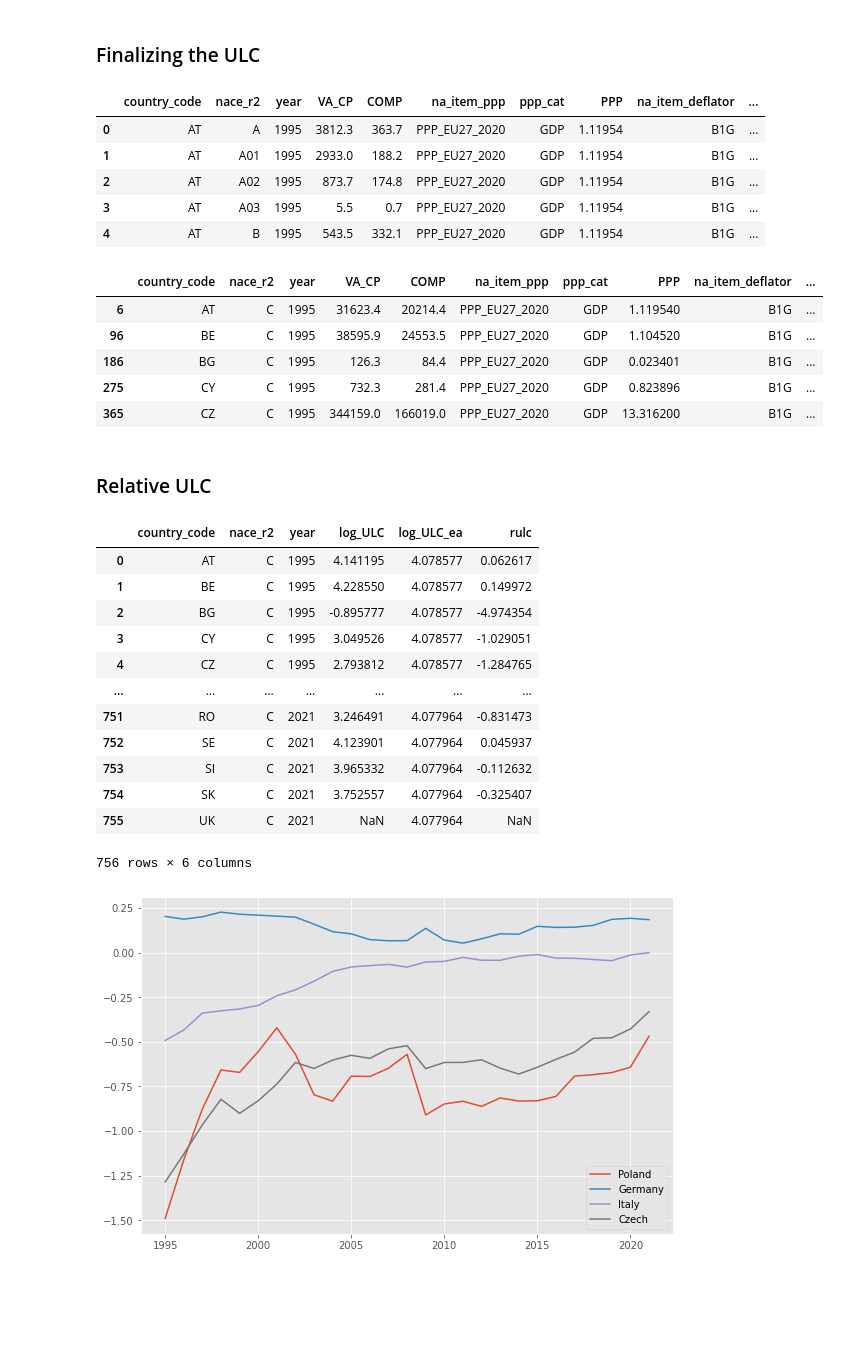
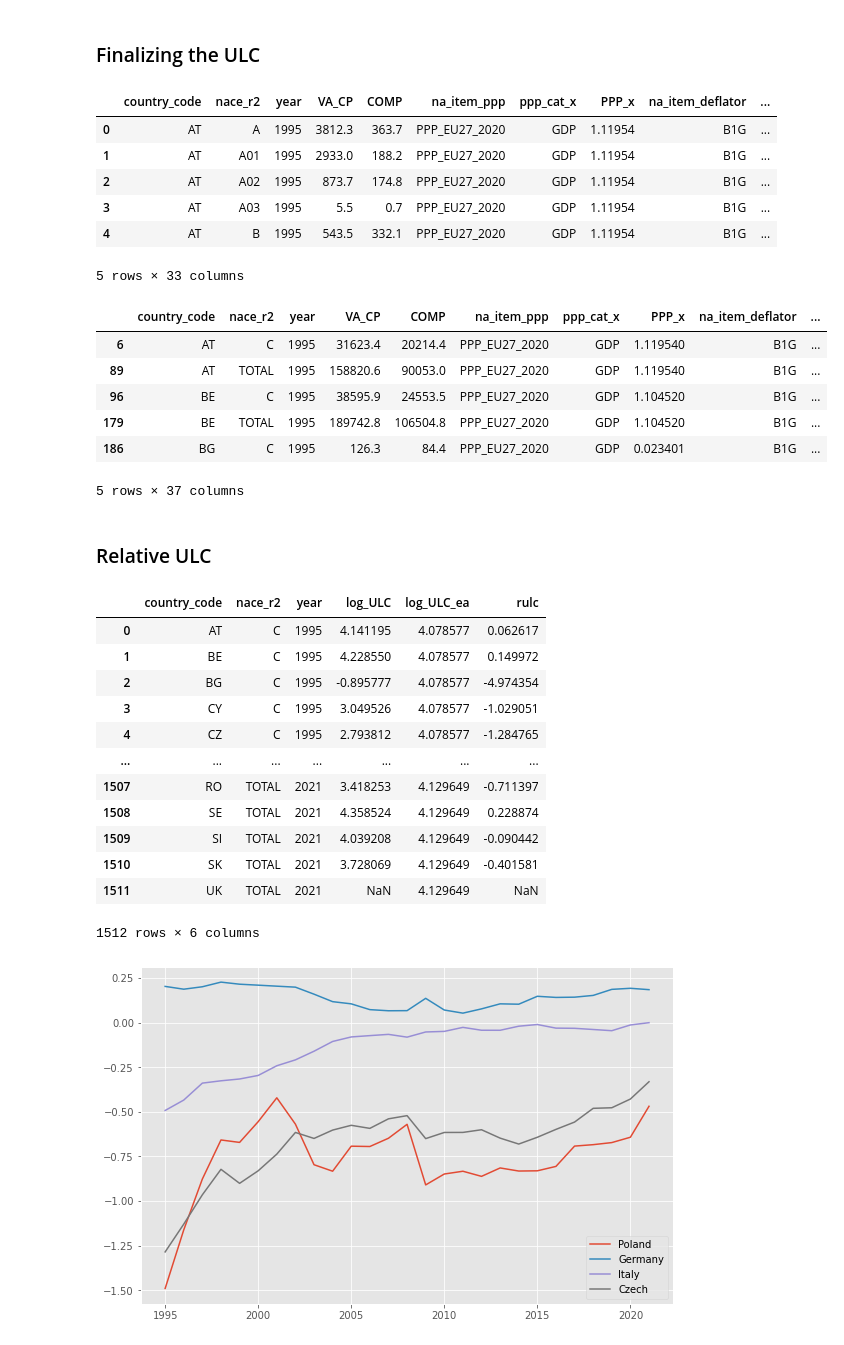
Before and after one commit to JanPintera/cee_competitiveness, a Jupyter notebook: RULC_decomposition.ipynb, the cells around one changed output. Drawn from its saved outputs; the diff is of its cells as text; code cells hidden in the pictures; blank space fills up the shorter version.

```diff
--- a/RULC_decomposition.ipynb
+++ b/RULC_decomposition.ipynb
@@ -271,30 +274,33 @@ nama_df = nama_df.merge(prc_ppp_ind, on=['country_code', 'year'])
 nama_df = nama_df.merge(nama_a10_deflator, on=['country_code', 'year', 'nace_r2'], suffixes=['_ppp', '_deflator'])
 nama_df = nama_df.merge(ert_bil_eur_a, on=['country_code', 'year'], how='left')
 nama_df.loc[nama_df['currency'].isna(), ['currency', 'ER']] = ('EUR', 1)
+nama_df['EA'] = nama_df.apply(lambda x: is_in_eurozone(x, ea=eurozone), axis=1)
 nama_df.head()
 # %% [output]
-|  | country_code | nace_r2 | year | VA_CP | COMP | na_item_ppp | ppp_cat | PPP | na_item_deflator | ... |
+|  | country_code | nace_r2 | year | VA_CP | COMP | na_item_ppp | ppp_cat_x | PPP_x | na_item_deflator | ... |
 | 0 | AT | A | 1995 | 3812.3 | 363.7 | PPP_EU27_2020 | GDP | 1.11954 | B1G | ... |
 | 1 | AT | A01 | 1995 | 2933.0 | 188.2 | PPP_EU27_2020 | GDP | 1.11954 | B1G | ... |
 | 2 | AT | A02 | 1995 | 873.7 | 174.8 | PPP_EU27_2020 | GDP | 1.11954 | B1G | ... |
 | 3 | AT | A03 | 1995 | 5.5 | 0.7 | PPP_EU27_2020 | GDP | 1.11954 | B1G | ... |
 | 4 | AT | B | 1995 | 543.5 | 332.1 | PPP_EU27_2020 | GDP | 1.11954 | B1G | ... |
+5 rows × 33 columns
 # %%
 # Dustmann (2014): Figure 1 notes: unit labor cost for country i in period t, computed as the total wage bill (w_it*L_it)) divided by the value added of the country’s industry
 nama_df['VA_real'] = (nama_df['VA_CP'] / nama_df['Deflator']) / nama_df['PPP']
 nama_df['W_usd'] = nama_df['COMP'] / nama_df['ER']
-ulc_df = nama_df.loc[(nama_df['nace_r2'].isin(['C', 'TOT']))].assign(ULC = lambda x: x['W_usd'] / x['VA_real']) # TODO: check if correct, is it nominal, Piton uses market sector?
+ulc_df = nama_df.loc[(nama_df['nace_r2'].isin(['C', 'TOTAL']))].assign(ULC = lambda x: x['W_usd'] / x['VA_real']) # TODO: check if correct, is it nominal, Piton uses market sector?
 #ulc_df = ulc_df.assign(productivity = lambda x: x['VA_real'] / x['H_EMP']) # TODO: check Schröder (2020)  see footnote 14 - should be put to real values
 ulc_df['log_ULC'] = np.log(ulc_df['ULC'])
 #ulc_df['ĺog_diff_ulc'] = np.log(ulc_df['ULC']).diff()
 ulc_df.head()
 # %% [output]
-|  | country_code | nace_r2 | year | VA_CP | COMP | na_item_ppp | ppp_cat | PPP | na_item_deflator | ... |
+|  | country_code | nace_r2 | year | VA_CP | COMP | na_item_ppp | ppp_cat_x | PPP_x | na_item_deflator | ... |
 | 6 | AT | C | 1995 | 31623.4 | 20214.4 | PPP_EU27_2020 | GDP | 1.119540 | B1G | ... |
+| 89 | AT | TOTAL | 1995 | 158820.6 | 90053.0 | PPP_EU27_2020 | GDP | 1.119540 | B1G | ... |
 | 96 | BE | C | 1995 | 38595.9 | 24553.5 | PPP_EU27_2020 | GDP | 1.104520 | B1G | ... |
+| 179 | BE | TOTAL | 1995 | 189742.8 | 106504.8 | PPP_EU27_2020 | GDP | 1.104520 | B1G | ... |
 | 186 | BG | C | 1995 | 126.3 | 84.4 | PPP_EU27_2020 | GDP | 0.023401 | B1G | ... |
-| 275 | CY | C | 1995 | 732.3 | 281.4 | PPP_EU27_2020 | GDP | 0.823896 | B1G | ... |
-| 365 | CZ | C | 1995 | 344159.0 | 166019.0 | PPP_EU27_2020 | GDP | 13.316200 | B1G | ... |
+5 rows × 37 columns
 # %% [markdown]
 ### Relative ULC
 # %%
@@ -313,10 +319,10 @@ rulc
 | 3 | CY | C | 1995 | 3.049526 | 4.078577 | -1.029051 |
 | 4 | CZ | C | 1995 | 2.793812 | 4.078577 | -1.284765 |
 | ... | ... | ... | ... | ... | ... | ... |
-| 751 | RO | C | 2021 | 3.246491 | 4.077964 | -0.831473 |
-| 752 | SE | C | 2021 | 4.123901 | 4.077964 | 0.045937 |
-| 753 | SI | C | 2021 | 3.965332 | 4.077964 | -0.112632 |
-| 754 | SK | C | 2021 | 3.752557 | 4.077964 | -0.325407 |
-| 755 | UK | C | 2021 | NaN | 4.077964 | NaN |
+| 1507 | RO | TOTAL | 2021 | 3.418253 | 4.129649 | -0.711397 |
+| 1508 | SE | TOTAL | 2021 | 4.358524 | 4.129649 | 0.228874 |
+| 1509 | SI | TOTAL | 2021 | 4.039208 | 4.129649 | -0.090442 |
+| 1510 | SK | TOTAL | 2021 | 3.728069 | 4.129649 | -0.401581 |
+| 1511 | UK | TOTAL | 2021 | NaN | 4.129649 | NaN |
-756 rows × 6 columns
+1512 rows × 6 columns
 # %%
```
Also changed, not shown: parts of 45 cells of this notebook.
